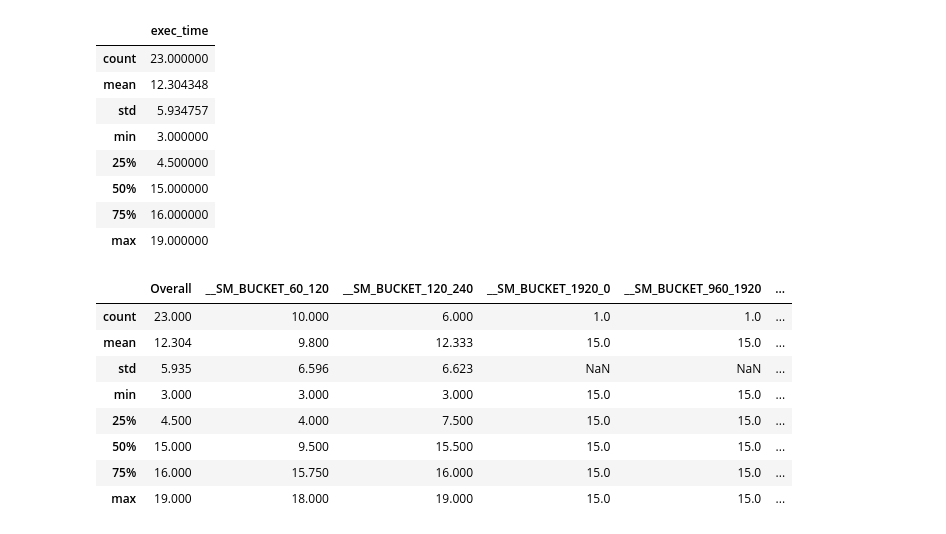
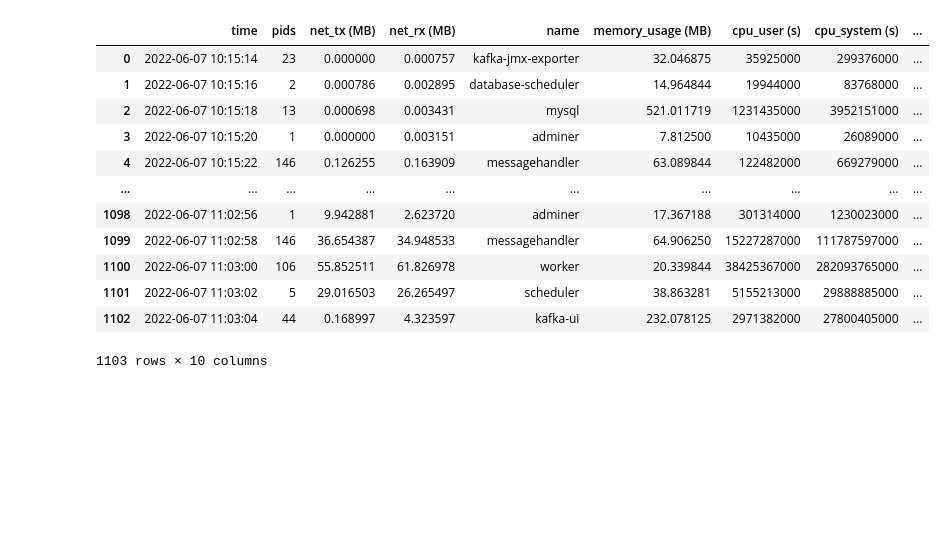
Before and after one commit to abijithanikkuruthi/MessageScheduler, a Jupyter notebook: performance-analysis/analyse.ipynb, the cells around one changed output. Saved outputs shown, nothing was run; the diff lists cells and outputs as text; code cells hidden in the pictures; blank space fills up the shorter version.

```diff
--- a/performance-analysis/analyse.ipynb
+++ b/performance-analysis/analyse.ipynb
@@ -94,32 +3,0 @@ plt.legend()
-# %%
-sj_trim_df = sj_df[['name', 'exec_time']]
-sj_trim_df.describe()
-# %% [output]
-|  | exec_time |
-| count | 23.000000 |
-| mean | 12.304348 |
-| std | 5.934757 |
-| min | 3.000000 |
-| 25% | 4.500000 |
-| 50% | 15.000000 |
-| 75% | 16.000000 |
-| max | 19.000000 |
-# %%
-stats = sj_trim_df.describe()
-stats.columns = ["Overall"]
-
-for i in sj_trim_df['name'].unique():
-    b_stats = sj_trim_df[sj_trim_df['name'] == i].describe()
-    b_stats.rename(columns={'exec_time': i}, inplace=True)
-    stats = pd.concat([stats, b_stats], axis=1)
-stats.round(decimals=3)
-# %% [output]
-|  | Overall | __SM_BUCKET_60_120 | __SM_BUCKET_120_240 | __SM_BUCKET_1920_0 | __SM_BUCKET_960_1920 | ... |
-| count | 23.000 | 10.000 | 6.000 | 1.0 | 1.0 | ... |
-| mean | 12.304 | 9.800 | 12.333 | 15.0 | 15.0 | ... |
-| std | 5.935 | 6.596 | 6.623 | NaN | NaN | ... |
-| min | 3.000 | 3.000 | 3.000 | 15.0 | 15.0 | ... |
-| 25% | 4.500 | 4.000 | 7.500 | 15.0 | 15.0 | ... |
-| 50% | 15.000 | 9.500 | 15.500 | 15.0 | 15.0 | ... |
-| 75% | 16.000 | 15.750 | 16.000 | 15.0 | 15.0 | ... |
-| max | 19.000 | 18.000 | 19.000 | 15.0 | 15.0 | ... |
@@ -125,0 +10,18 @@ stats.round(decimals=3)
+# %%
+d_df = docker_df.copy()
+# %%
+d_df
+# %% [output]
+|  | time | pids | net_tx (MB) | net_rx (MB) | name | memory_usage (MB) | cpu_user (s) | cpu_system (s) | ... |
+| 0 | 2022-06-07 10:15:14 | 23 | 0.000000 | 0.000757 | kafka-jmx-exporter | 32.046875 | 35925000 | 299376000 | ... |
+| 1 | 2022-06-07 10:15:16 | 2 | 0.000786 | 0.002895 | database-scheduler | 14.964844 | 19944000 | 83768000 | ... |
+| 2 | 2022-06-07 10:15:18 | 13 | 0.000698 | 0.003431 | mysql | 521.011719 | 1231435000 | 3952151000 | ... |
+| 3 | 2022-06-07 10:15:20 | 1 | 0.000000 | 0.003151 | adminer | 7.812500 | 10435000 | 26089000 | ... |
+| 4 | 2022-06-07 10:15:22 | 146 | 0.126255 | 0.163909 | messagehandler | 63.089844 | 122482000 | 669279000 | ... |
+| ... | ... | ... | ... | ... | ... | ... | ... | ... | ... |
+| 1098 | 2022-06-07 11:02:56 | 1 | 9.942881 | 2.623720 | adminer | 17.367188 | 301314000 | 1230023000 | ... |
+| 1099 | 2022-06-07 11:02:58 | 146 | 36.654387 | 34.948533 | messagehandler | 64.906250 | 15227287000 | 111787597000 | ... |
+| 1100 | 2022-06-07 11:03:00 | 106 | 55.852511 | 61.826978 | worker | 20.339844 | 38425367000 | 282093765000 | ... |
+| 1101 | 2022-06-07 11:03:02 | 5 | 29.016503 | 26.265497 | scheduler | 38.863281 | 5155213000 | 29888885000 | ... |
+| 1102 | 2022-06-07 11:03:04 | 44 | 0.168997 | 4.323597 | kafka-ui | 232.078125 | 2971382000 | 27800405000 | ... |
+1103 rows × 10 columns
```
Also changed, not shown: parts of 11 cells of this notebook, 7 other files.
